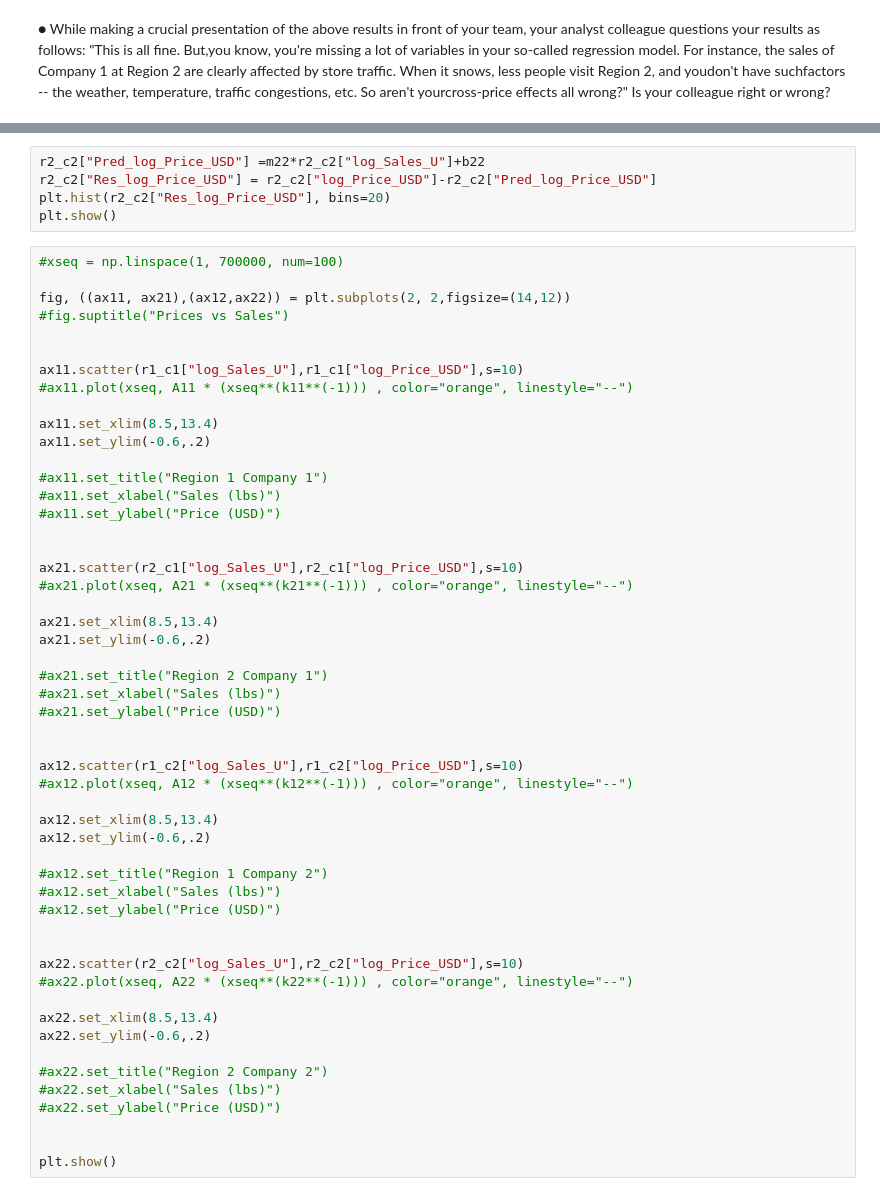
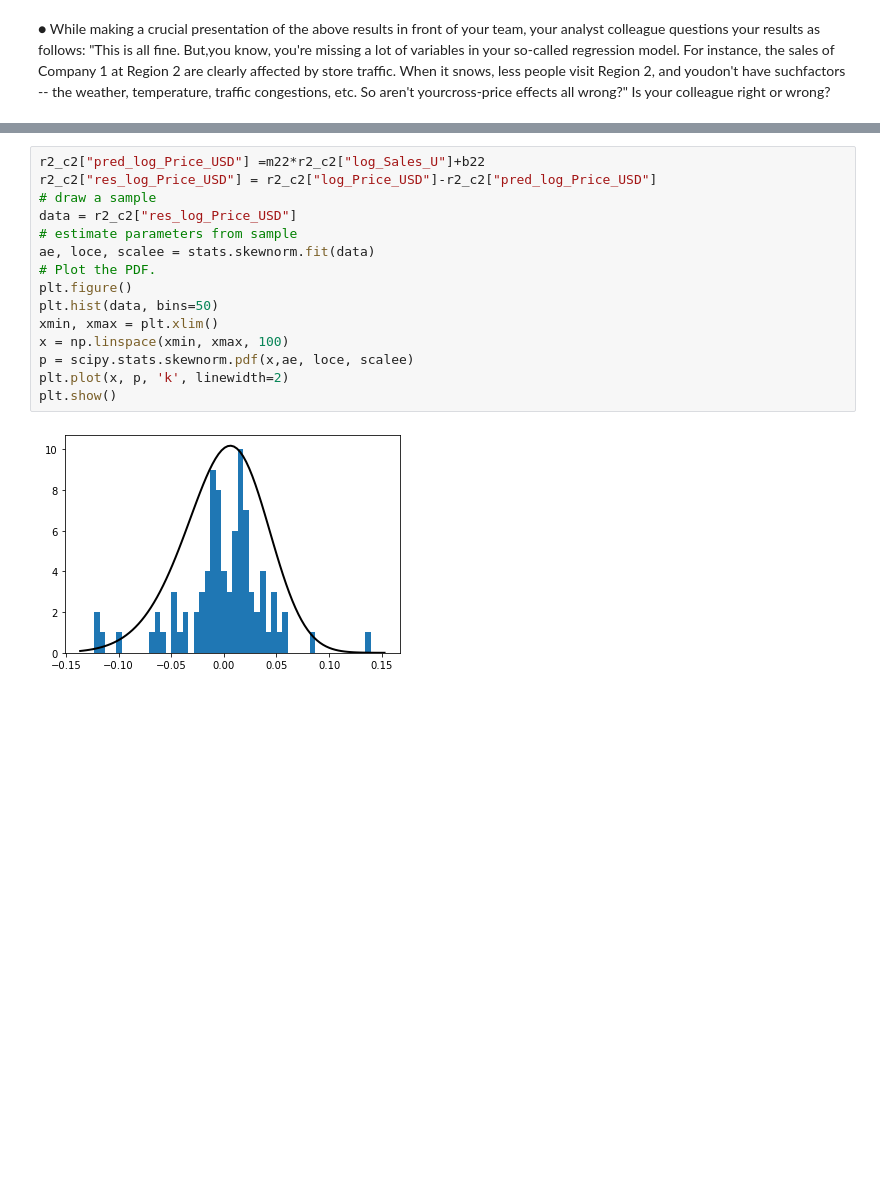
Before and after one commit to hinojosaad/Damavis-Challenge, a Jupyter notebook: Damavis Data Science Challenge.ipynb, the cells around one changed output, grey strips where cells are left out. Cells and saved outputs as stored; diff of their text form; blank space fills up the shorter version.

```diff
--- a/Damavis Data Science Challenge.ipynb
+++ b/Damavis Data Science Challenge.ipynb
@@ -591,57 +668,17 @@ plt.show()
 # %%
-r2_c2["Pred_log_Price_USD"] =m22*r2_c2["log_Sales_U"]+b22
-r2_c2["Res_log_Price_USD"] = r2_c2["log_Price_USD"]-r2_c2["Pred_log_Price_USD"]
-plt.hist(r2_c2["Res_log_Price_USD"], bins=20)
+r2_c2["pred_log_Price_USD"] =m22*r2_c2["log_Sales_U"]+b22
+r2_c2["res_log_Price_USD"] = r2_c2["log_Price_USD"]-r2_c2["pred_log_Price_USD"]
+# draw a sample
+data = r2_c2["res_log_Price_USD"]
+# estimate parameters from sample
+ae, loce, scalee = stats.skewnorm.fit(data)
+# Plot the PDF.
+plt.figure()
+plt.hist(data, bins=50)
+xmin, xmax = plt.xlim()
+x = np.linspace(xmin, xmax, 100)
+p = scipy.stats.skewnorm.pdf(x,ae, loce, scalee)
+plt.plot(x, p, 'k', linewidth=2)
 plt.show()
+# %% [output]
+[figure, added]
-# %%
-#xseq = np.linspace(1, 700000, num=100)
-
-fig, ((ax11, ax21),(ax12,ax22)) = plt.subplots(2, 2,figsize=(14,12))
-#fig.suptitle("Prices vs Sales")
-
-
-ax11.scatter(r1_c1["log_Sales_U"],r1_c1["log_Price_USD"],s=10)
-#ax11.plot(xseq, A11 * (xseq**(k11**(-1))) , color="orange", linestyle="--")
-
-ax11.set_xlim(8.5,13.4)
-ax11.set_ylim(-0.6,.2)
-
-#ax11.set_title("Region 1 Company 1")
-#ax11.set_xlabel("Sales (lbs)")
-#ax11.set_ylabel("Price (USD)")
-
-
-ax21.scatter(r2_c1["log_Sales_U"],r2_c1["log_Price_USD"],s=10)
-#ax21.plot(xseq, A21 * (xseq**(k21**(-1))) , color="orange", linestyle="--")
-
-ax21.set_xlim(8.5,13.4)
-ax21.set_ylim(-0.6,.2)
-
-#ax21.set_title("Region 2 Company 1")
-#ax21.set_xlabel("Sales (lbs)")
-#ax21.set_ylabel("Price (USD)")
-
-
-ax12.scatter(r1_c2["log_Sales_U"],r1_c2["log_Price_USD"],s=10)
-#ax12.plot(xseq, A12 * (xseq**(k12**(-1))) , color="orange", linestyle="--")
-
-ax12.set_xlim(8.5,13.4)
-ax12.set_ylim(-0.6,.2)
-
-#ax12.set_title("Region 1 Company 2")
-#ax12.set_xlabel("Sales (lbs)")
-#ax12.set_ylabel("Price (USD)")
-
-
-ax22.scatter(r2_c2["log_Sales_U"],r2_c2["log_Price_USD"],s=10)
-#ax22.plot(xseq, A22 * (xseq**(k22**(-1))) , color="orange", linestyle="--")
-
-ax22.set_xlim(8.5,13.4)
-ax22.set_ylim(-0.6,.2)
-
-#ax22.set_title("Region 2 Company 2")
-#ax22.set_xlabel("Sales (lbs)")
-#ax22.set_ylabel("Price (USD)")
-
-
-plt.show()
```
Also changed, not shown: parts of 10 cells of this notebook.
